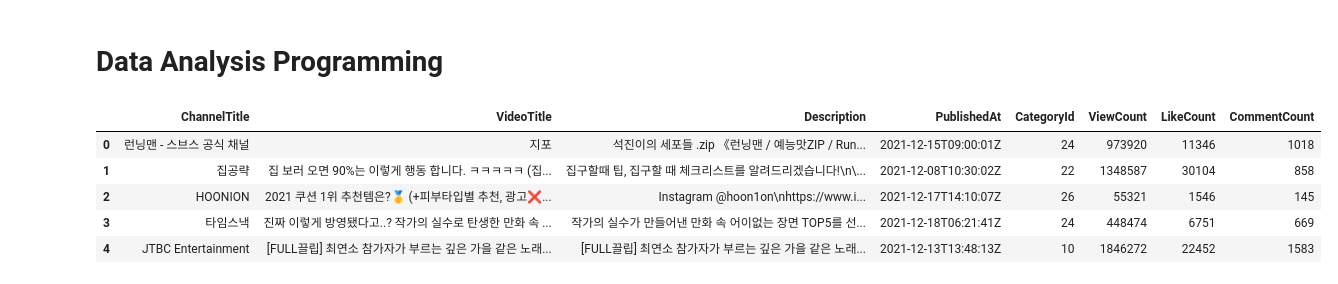
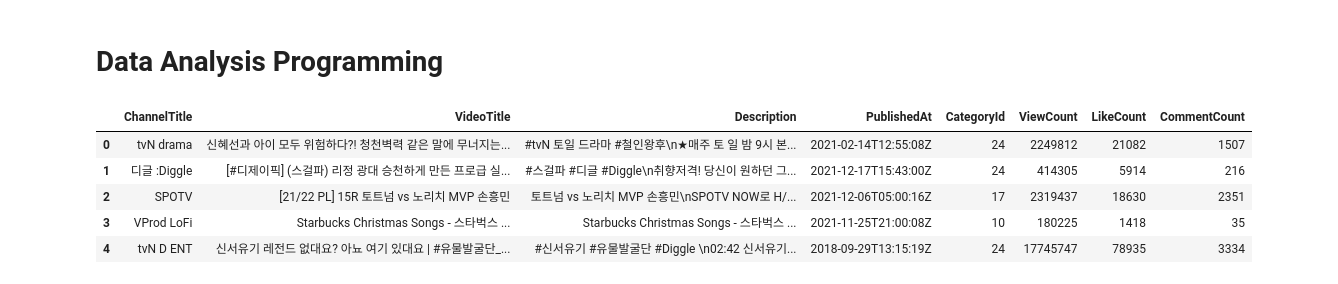
Before and after one commit to enjoy89/data_analysis_programming, a Jupyter notebook: project.ipynb, the cells around one changed output. Drawn from its saved outputs; the diff is of its cells as text; code cells hidden in the pictures.

```diff
--- a/project.ipynb
+++ b/project.ipynb
@@ -81,10 +85,10 @@ import pandas as pd
 # %%
-data = pd.read_csv('./dataset/youtube_video_data.csv')
-data.head()
+youtube_video_data = pd.read_csv('./dataset/my_youtube_video_data.csv')
+youtube_video_data.head()
 # %% [output]
 |  | ChannelTitle | VideoTitle | Description | PublishedAt | CategoryId | ViewCount | LikeCount | CommentCount |
-| 0 | 런닝맨 - 스브스 공식 채널 | 지포 | 석진이의 세포들 .zip 《런닝맨 / 예능맛ZIP / Run... | 2021-12-15T09:00:01Z | 24 | 973920 | 11346 | 1018 |
-| 1 | 집공략 | 집 보러 오면 90%는 이렇게 행동 합니다. ㅋㅋㅋㅋㅋ (집... | 집구할때 팁, 집구할 때 체크리스트를 알려드리겠습니다!\n\... | 2021-12-08T10:30:02Z | 22 | 1348587 | 30104 | 858 |
-| 2 | HOONION | 2021 쿠션 1위 추천템은?🥇 (+피부타입별 추천, 광고❌... | Instagram @hoon1on\nhttps://www.i... | 2021-12-17T14:10:07Z | 26 | 55321 | 1546 | 145 |
-| 3 | 타임스낵 | 진짜 이렇게 방영됐다고..? 작가의 실수로 탄생한 만화 속 ... | 작가의 실수가 만들어낸 만화 속 어이없는 장면 TOP5를 선... | 2021-12-18T06:21:41Z | 24 | 448474 | 6751 | 669 |
-| 4 | JTBC Entertainment | [FULL끌립] 최연소 참가자가 부르는 깊은 가을 같은 노래... | [FULL끌립] 최연소 참가자가 부르는 깊은 가을 같은 노래... | 2021-12-13T13:48:13Z | 10 | 1846272 | 22452 | 1583 |
+| 0 | tvN drama | 신혜선과 아이 모두 위험하다?! 청천벽력 같은 말에 무너지는... | #tvN 토일 드라마 #철인왕후\n★매주 토 일 밤 9시 본... | 2021-02-14T12:55:08Z | 24 | 2249812 | 21082 | 1507 |
+| 1 | 디글 :Diggle | [#디제이픽] (스걸파) 리정 광대 승천하게 만든 프로급 실... | #스걸파 #디글 #Diggle\n취향저격! 당신이 원하던 그... | 2021-12-17T15:43:00Z | 24 | 414305 | 5914 | 216 |
+| 2 | SPOTV | [21/22 PL] 15R 토트넘 vs 노리치 MVP 손흥민 | 토트넘 vs 노리치 MVP 손흥민\nSPOTV NOW로 H/... | 2021-12-06T05:00:16Z | 17 | 2319437 | 18630 | 2351 |
+| 3 | VProd LoFi | Starbucks Christmas Songs - 스타벅스 ... | Starbucks Christmas Songs - 스타벅스 ... | 2021-11-25T21:00:08Z | 10 | 180225 | 1418 | 35 |
+| 4 | tvN D ENT | 신서유기 레전드 없대요? 아뇨 여기 있대요 | #유물발굴단_... | #신서유기 #유물발굴단 #Diggle \n02:42 신서유기... | 2018-09-29T13:15:19Z | 24 | 17745747 | 78935 | 3334 |
```
Also changed, not shown: parts of 16 cells of this notebook, 2 other files.
